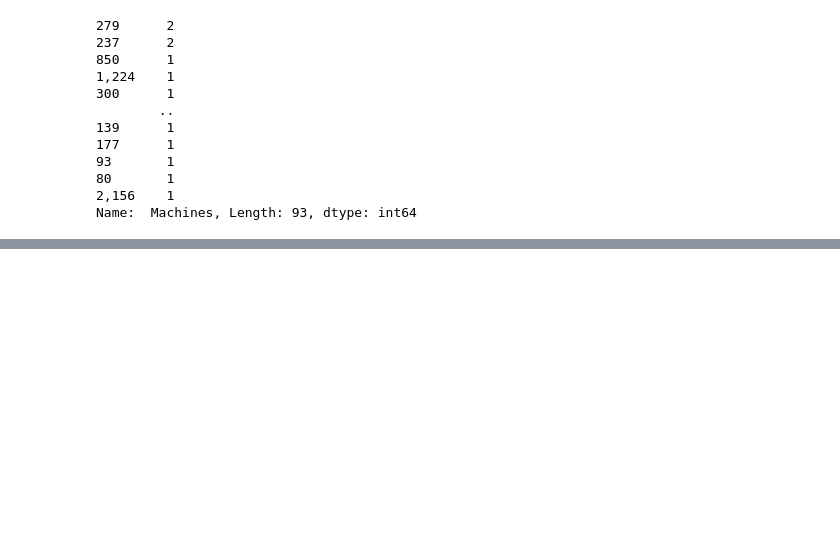
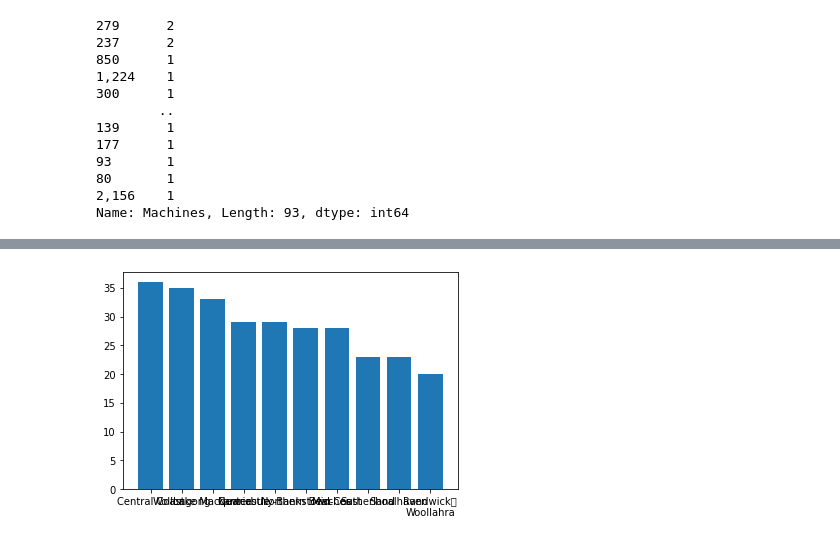
Before and after one commit to BY-2224/clubs-gaming-machine-data, a Jupyter notebook: gaming data.ipynb, the cells around one changed output, grey strips where cells are left out. Cells and saved outputs as stored; diff of their text form; code cells hidden in the pictures; blank space fills up the shorter version.

```diff
--- a/gaming data.ipynb
+++ b/gaming data.ipynb
@@ -200,0 +188,3 @@ gaming_data.groupby([" Machines"]).mean()
+# %%
+club_no=gaming_data.sort_values(["Premises Count","LGA"],ascending=[False,False]).head(10)
+club_no
@@ -200,0 +203,3 @@ gaming_data.groupby([" Machines"]).mean()
+# %%
+x_axis=club_no.iloc[:,0]
+x_axis
@@ -200,0 +218,3 @@ gaming_data.groupby([" Machines"]).mean()
+# %%
+y_axis=club_no.iloc[:,4]
+y_axis
@@ -200,0 +233,5 @@ gaming_data.groupby([" Machines"]).mean()
+# %%
+plt.bar(x_axis,y_axis)
+plt.show()
+# %% [output]
+[figure, added]
```
Also changed, not shown: parts of 29 cells of this notebook, 1 other file.
